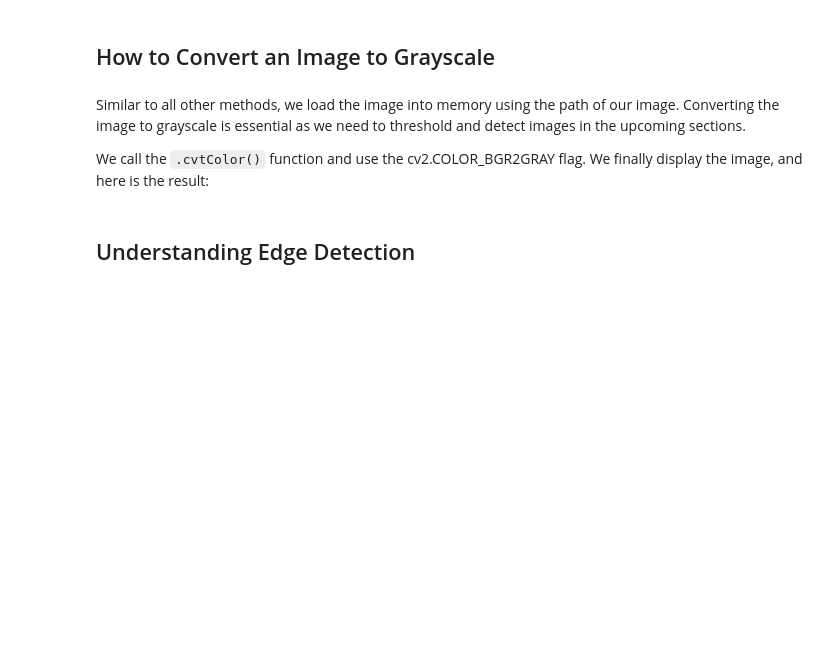
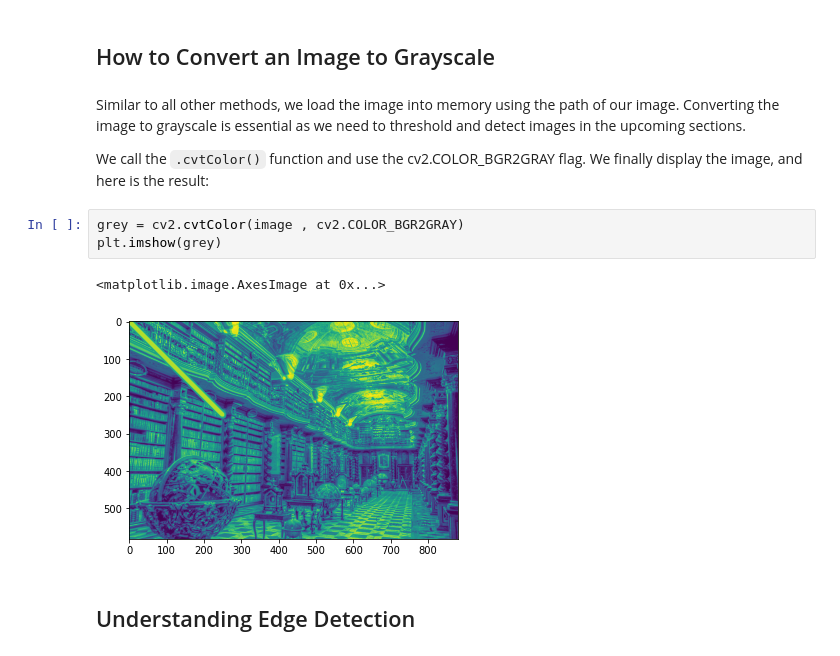
Before and after one commit to SarahEldreny/Computer-Vision-Labs, a Jupyter notebook: OpenCV_Python.ipynb, the cells around one changed output. Cells and saved outputs as stored; diff of their text form; blank space fills up the shorter version.

```diff
--- a/OpenCV_Python.ipynb
+++ b/OpenCV_Python.ipynb
@@ -117,6 +129,12 @@ Drawing shapes in OpenCV could not be easier. We use pre-calculated coordinates
 Similar to all other methods, we load the image into memory using the path of our image. Converting the image to grayscale is essential as we need to threshold and detect images in the upcoming sections.
 
 We call the `.cvtColor()` function and use the cv2.COLOR_BGR2GRAY flag. We finally display the image, and here is the result:
+# %%
+grey = cv2.cvtColor(image , cv2.COLOR_BGR2GRAY)
+plt.imshow(grey)
+# %% [output]
+<matplotlib.image.AxesImage at 0x...>
+[figure, added]
 # %% [markdown]
 ## Understanding Edge Detection
 # %% [markdown]
```
Also changed, not shown: parts of 9 cells of this notebook.
